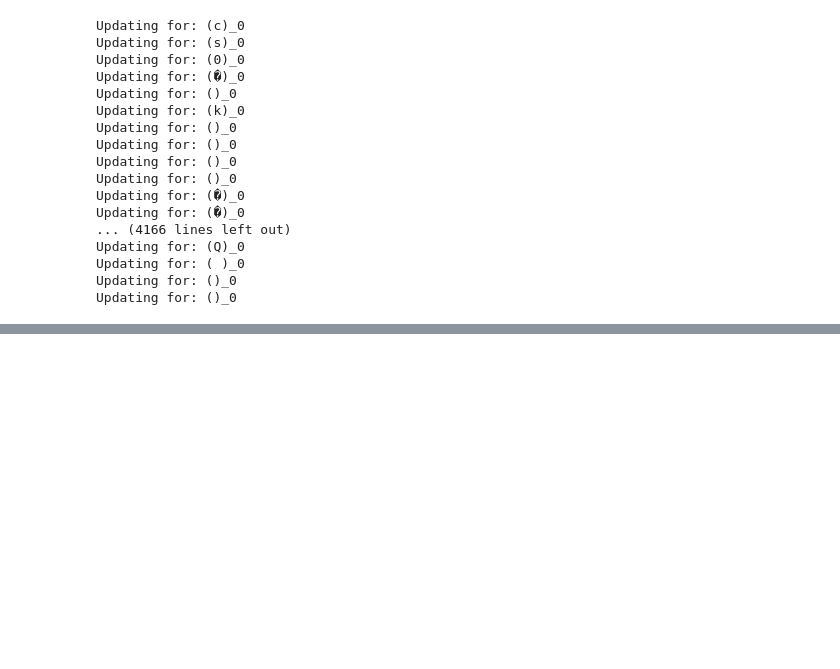
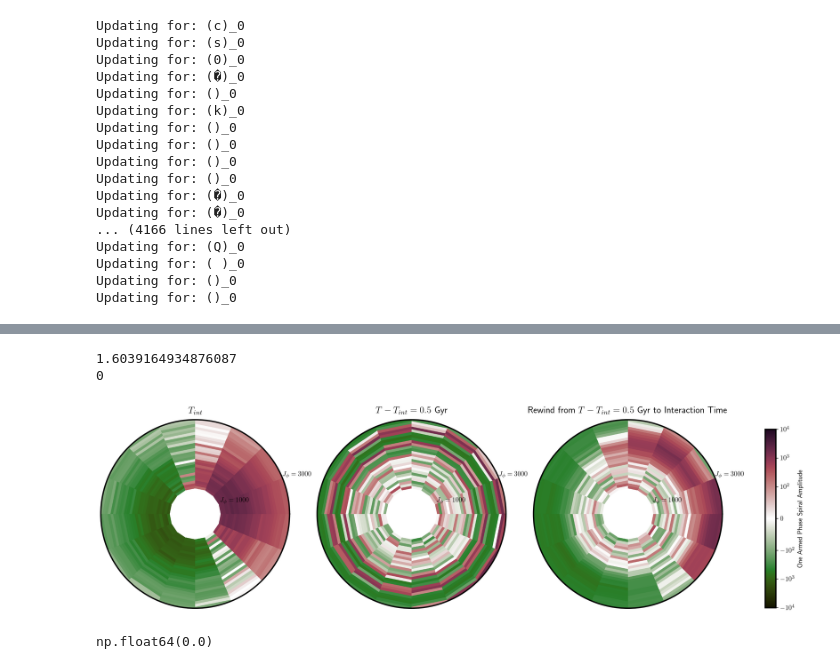
Before and after one commit to ktavangar/snails_paper2_correlations, a Jupyter notebook: notebooks/paper2_tp_nbs/fiducial_run.ipynb, the cells around one changed output, grey strips where cells are left out. Cells and saved outputs as stored; diff of their text form; code cells hidden in the pictures; blank space fills up the shorter version.

```diff
--- a/notebooks/paper2_tp_nbs/fiducial_run.ipynb
+++ b/notebooks/paper2_tp_nbs/fiducial_run.ipynb
@@ -240,0 +305,15 @@ Updating for: ()_0
+# %%
+current_tstep = 159
+rewind_time = fit_macro_spiral(pc_rc, current_tstep, m=1, threshold=np.pi/2)
+print(rewind_time)
+dipole_tstep = np.max([int(current_tstep - rewind_time*100), 0])
+print(dipole_tstep)
+make_rewind_dipole_fig(dipole_tstep, current_tstep, pc_rc, ratio = 0.01, axs=None)
+# %% [output]
+1.6039164934876087
+0
+[figure, added]
+# %%
+np.max([np.around(current_tstep - rewind_time*100), 0])
+# %% [output]
+np.float64(0.0)
```
Also changed, not shown: parts of 17 cells of this notebook, 13 other files.
